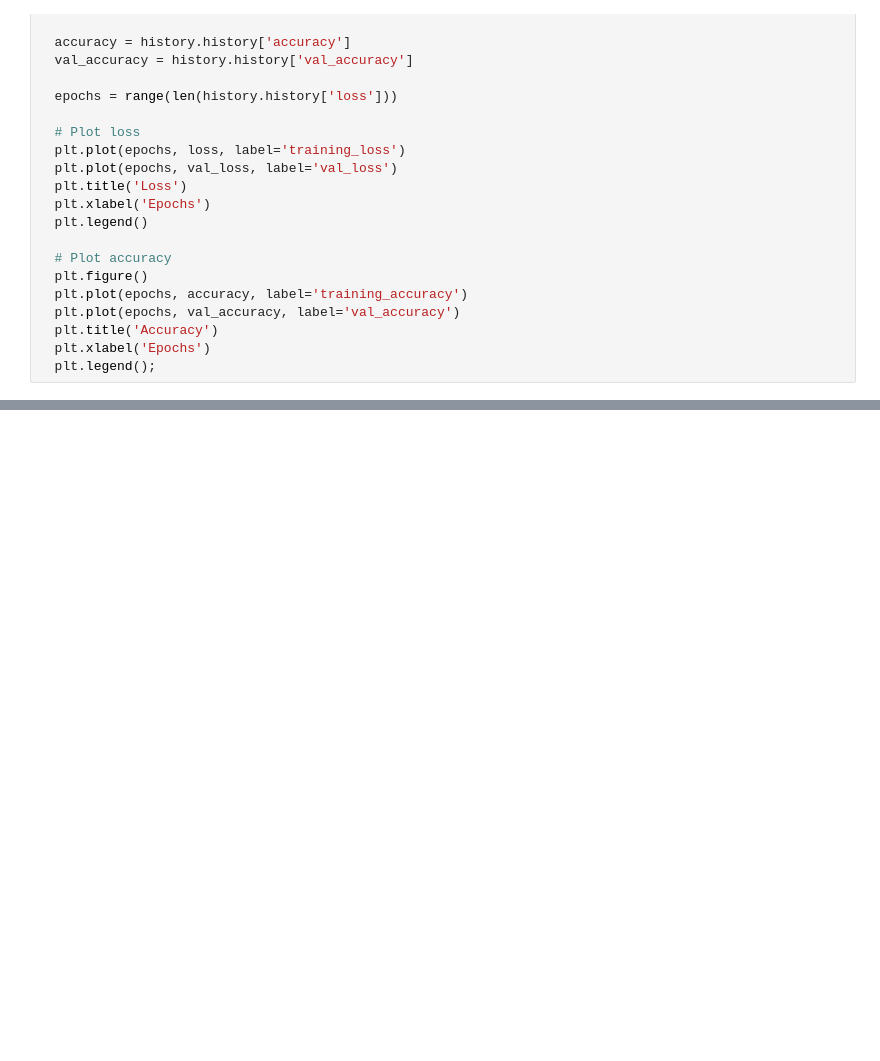
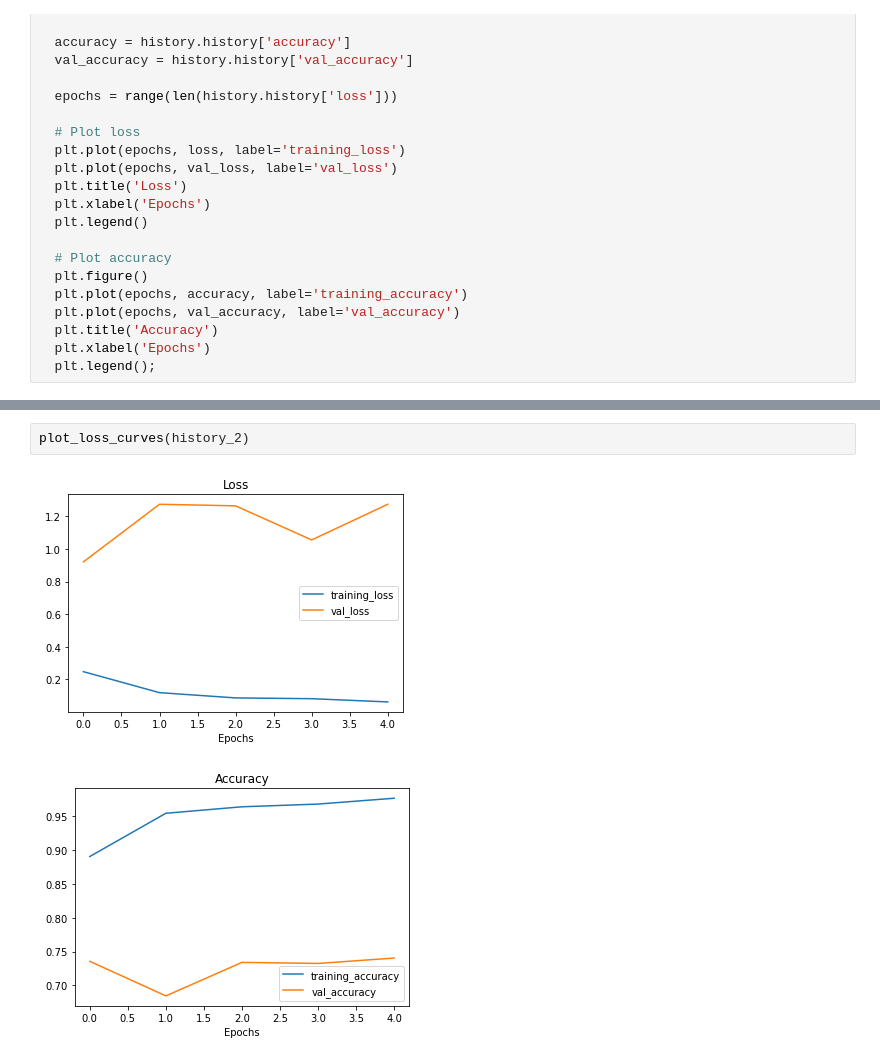
Before and after one commit to votaldo/Deep-Learning-Project, a Jupyter notebook: Pneumonia/test_augm.ipynb, the cells around one changed output, grey strips where cells are left out. Cells and saved outputs as stored; diff of their text form; blank space fills up the shorter version.

```diff
--- a/Pneumonia/test_augm.ipynb
+++ b/Pneumonia/test_augm.ipynb
@@ -196,0 +254,5 @@ plot_loss_curves(history_1)
+# %%
+plot_loss_curves(history_2)
+# %% [output]
+[figure, added]
+[figure, added]
```
Also changed, not shown: parts of 12 cells of this notebook.
